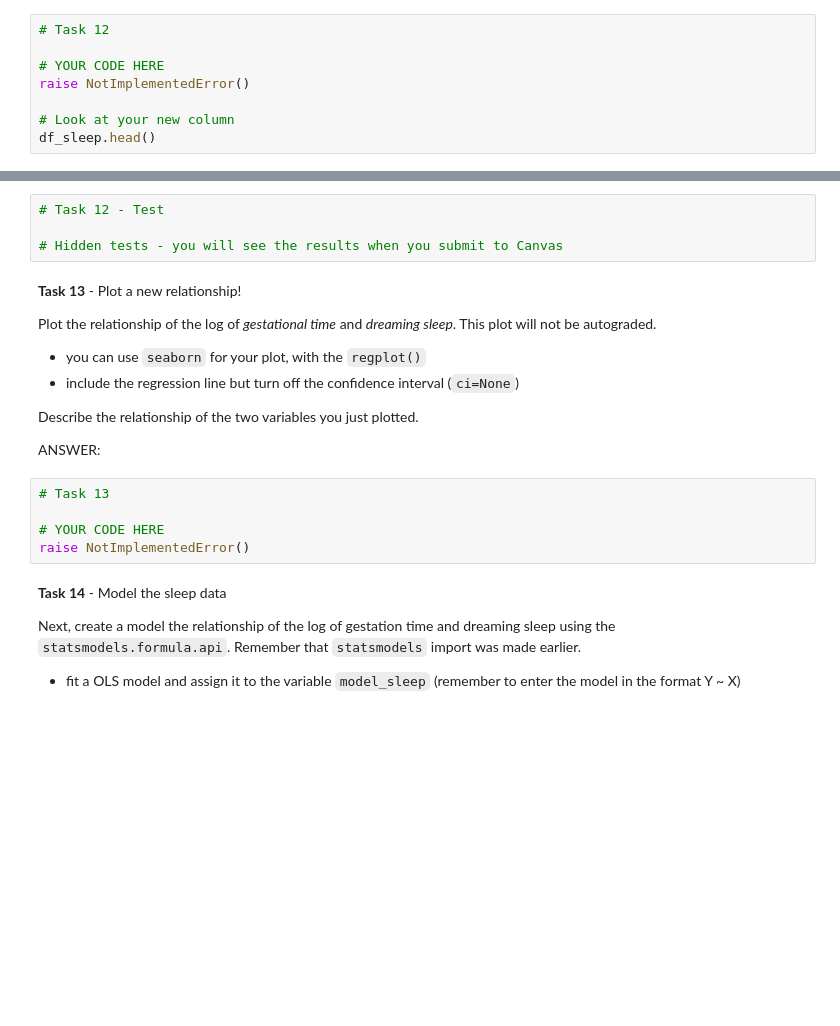
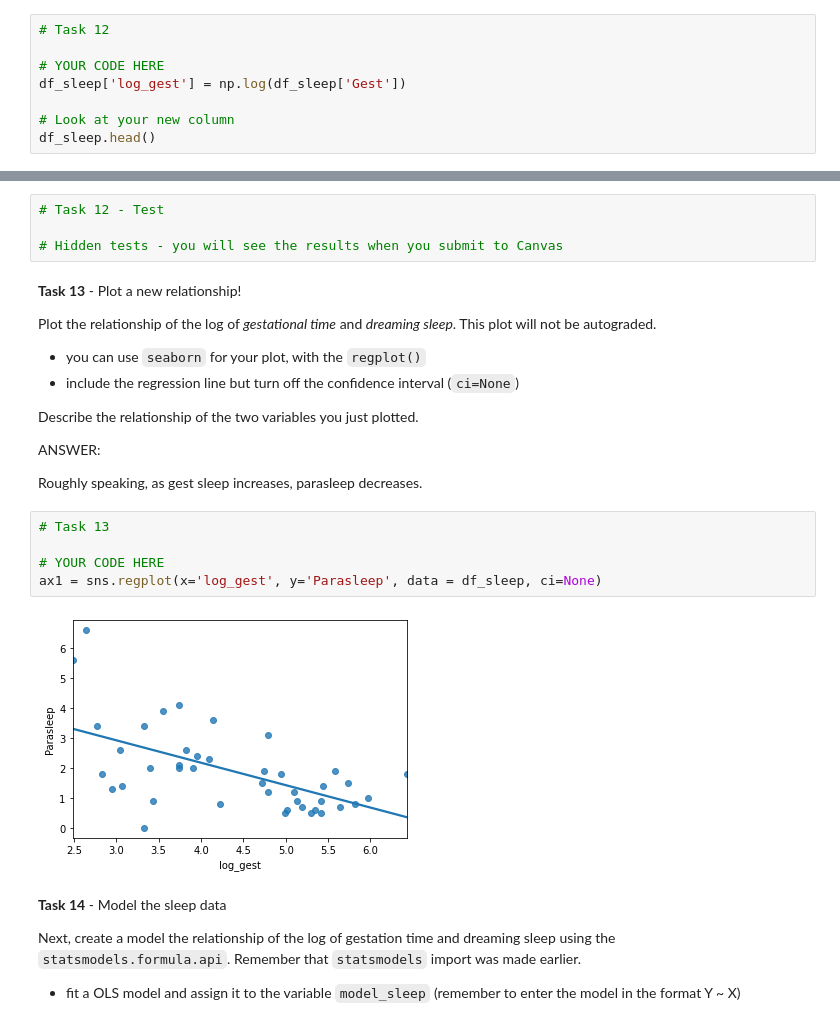
Before and after one commit to JenFaith/DS-Unit-1-Sprint-3-Linear-Algebra, a Jupyter notebook: Faith_LS_DS_132_Inference_For_Regression_Assignment_AG_ipynb_txt.ipynb, the cells around one changed output, grey strips where cells are left out. Saved outputs shown, nothing was run; the diff lists cells and outputs as text; blank space fills up the shorter version.

```diff
--- a/Faith_LS_DS_132_Inference_For_Regression_Assignment_AG_ipynb_txt.ipynb
+++ b/Faith_LS_DS_132_Inference_For_Regression_Assignment_AG_ipynb_txt.ipynb
@@ -281,7 +372,7 @@ Let's try something new: taking the log of a variable to transform it. Then we'l
 # Task 12
 
 # YOUR CODE HERE
-raise NotImplementedError()
+df_sleep['log_gest'] = np.log(df_sleep['Gest'])
 
 # Look at your new column
 df_sleep.head()
@@ -302,11 +400,15 @@ Plot the relationship of the log of *gestational time* and *dreaming sleep*. Thi
 Describe the relationship of the two variables you just plotted.
 
 ANSWER:
+
+Roughly speaking, as gest sleep increases, parasleep decreases.
 # %%
 # Task 13
 
 # YOUR CODE HERE
-raise NotImplementedError()
+ax1 = sns.regplot(x='log_gest', y='Parasleep', data = df_sleep, ci=None)
+# %% [output]
+[figure, added]
 # %% [markdown]
 **Task 14** - Model the sleep data
 
```
Also changed, not shown: parts of 21 cells of this notebook.
